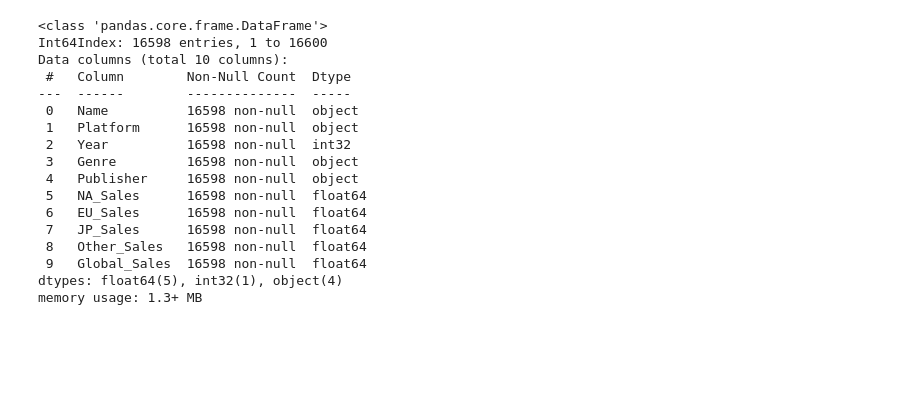
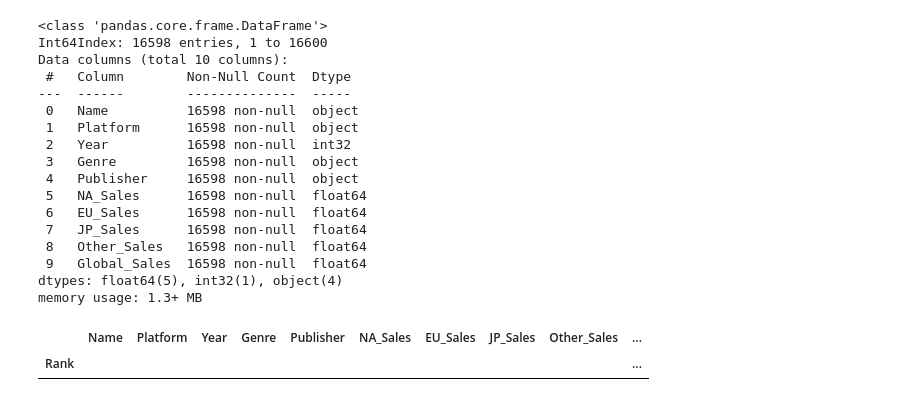
Before and after one commit to oserrano5/Data-Analysis-Module-19, a Jupyter notebook: Data analysis videogames sales.ipynb, the cells around one changed output. Cells and saved outputs as stored; diff of their text form; code cells hidden in the pictures; blank space fills up the shorter version.

```diff
--- a/Data analysis videogames sales.ipynb
+++ b/Data analysis videogames sales.ipynb
@@ -76,0 +420,5 @@ memory usage: 1.3+ MB
+# %%
+dataframe_actualizado.loc[dataframe_actualizado["Year"] == 0]
+# %% [output]
+|  | Name | Platform | Year | Genre | Publisher | NA_Sales | EU_Sales | JP_Sales | Other_Sales | ... |
+| Rank |  |  |  |  |  |  |  |  |  | ... |
```
Also changed, not shown: parts of 6 cells of this notebook.
